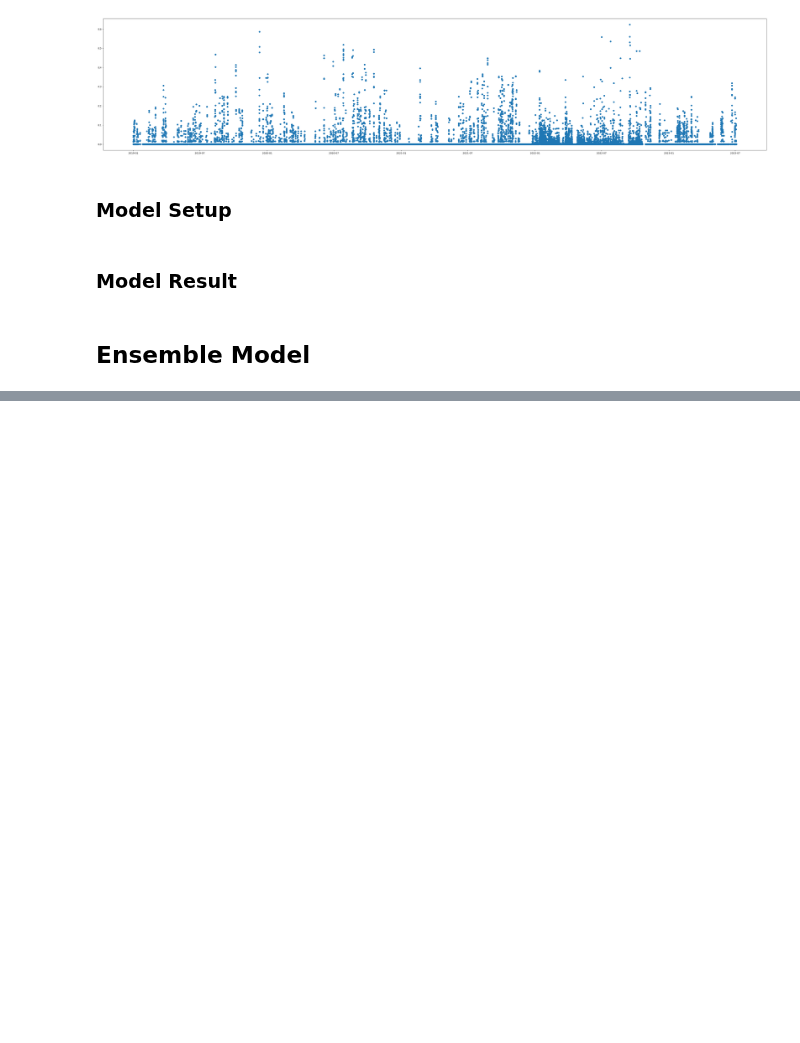
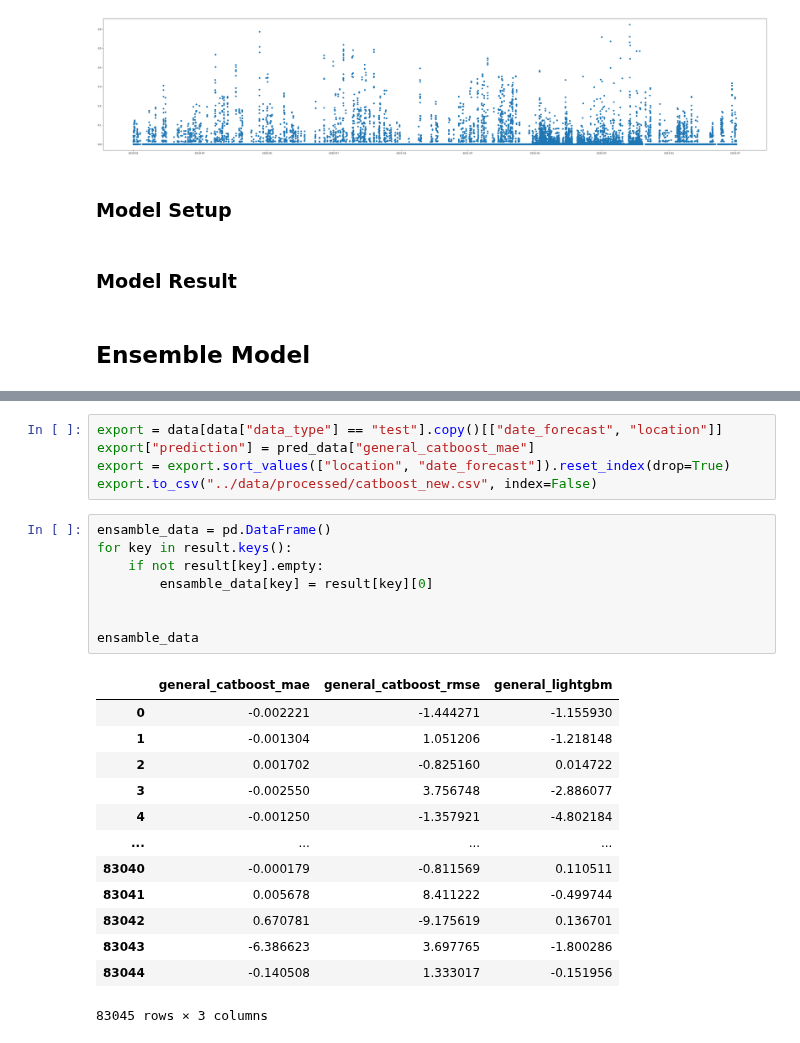
Before and after one commit to mathiasraa/tdt4173-forecasting, a Jupyter notebook: notebooks/modeling.ipynb, the cells around one changed output, grey strips where cells are left out. Saved outputs shown, nothing was run; the diff lists cells and outputs as text; blank space fills up the shorter version.

```diff
--- a/notebooks/modeling.ipynb
+++ b/notebooks/modeling.ipynb
@@ -153,0 +603,27 @@ plt.scatter(data_precip["date_forecast"], data_cloud["precip_5min:mm"])
+# %%
+export = data[data["data_type"] == "test"].copy()[["date_forecast", "location"]]
+export["prediction"] = pred_data["general_catboost_mae"]
+export = export.sort_values(["location", "date_forecast"]).reset_index(drop=True)
+export.to_csv("../data/processed/catboost_new.csv", index=False)
+# %%
+ensamble_data = pd.DataFrame()
+for key in result.keys():
+    if not result[key].empty:
+        ensamble_data[key] = result[key][0]
+
+
+ensamble_data
+# %% [output]
+|  | general_catboost_mae | general_catboost_rmse | general_lightgbm |
+| 0 | -0.002221 | -1.444271 | -1.155930 |
+| 1 | -0.001304 | 1.051206 | -1.218148 |
+| 2 | 0.001702 | -0.825160 | 0.014722 |
+| 3 | -0.002550 | 3.756748 | -2.886077 |
+| 4 | -0.001250 | -1.357921 | -4.802184 |
+| ... | ... | ... | ... |
+| 83040 | -0.000179 | -0.811569 | 0.110511 |
+| 83041 | 0.005678 | 8.411222 | -0.499744 |
+| 83042 | 0.670781 | -9.175619 | 0.136701 |
+| 83043 | -6.386623 | 3.697765 | -1.800286 |
+| 83044 | -0.140508 | 1.333017 | -0.151956 |
+83045 rows × 3 columns
```
Also changed, not shown: parts of 75 cells of this notebook.
